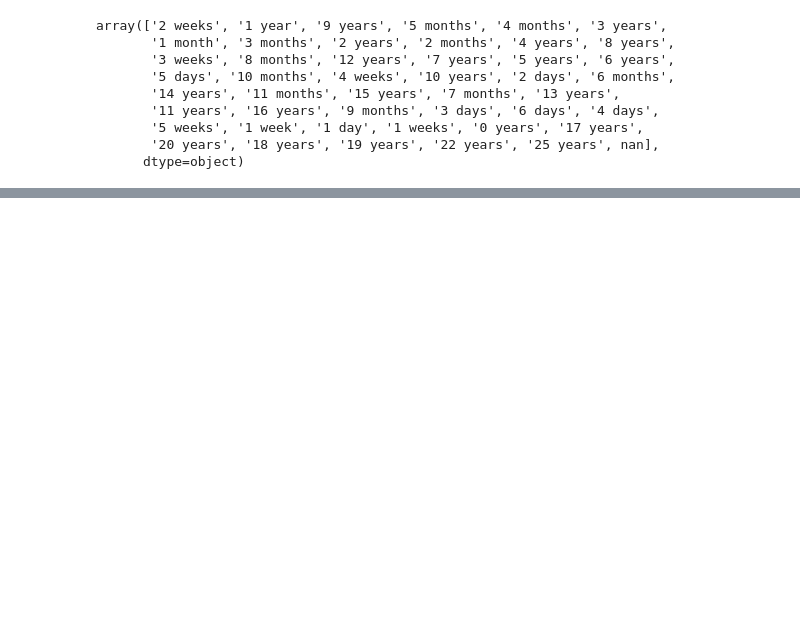
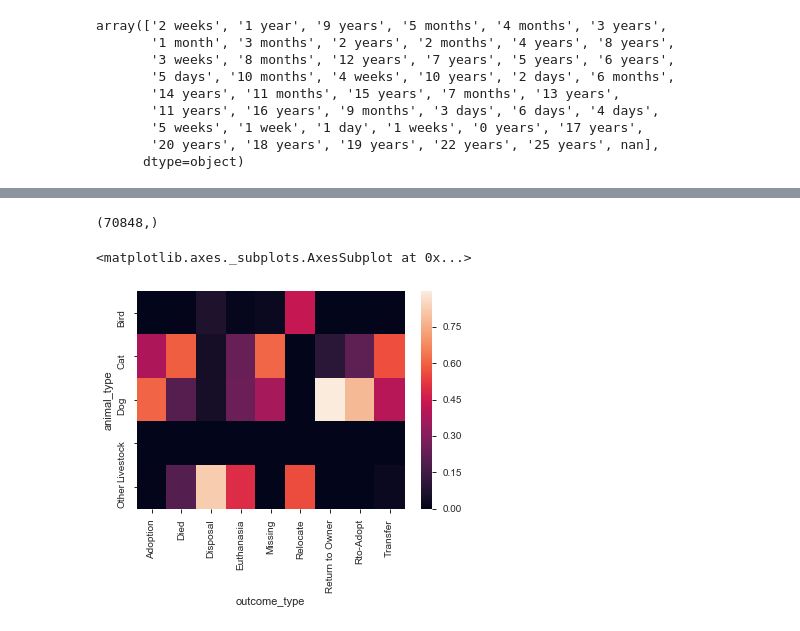
Before and after one commit to tadoran/netology_pyda, a Jupyter notebook: Дз 3.ipynb, the cells around one changed output, grey strips where cells are left out. Saved outputs shown, nothing was run; the diff lists cells and outputs as text; code cells hidden in the pictures; blank space fills up the shorter version.

```diff
--- a/Дз 3.ipynb
+++ b/Дз 3.ipynb
@@ -124,0 +127,22 @@ def age_to_days(age_str):
+# %%
+df.sex_upon_outcome.fillna("Unknown", inplace=True)
+# %%
+def get_castration_gender(sex_upon_outcome):
+    if sex_upon_outcome == 'Unknown':
+        return('Unknown','Unknown')
+    else:
+        splt = sex_upon_outcome.split(" ")
+        if splt[0] == "Spayed" or splt[0] == "Neutered":
+            castration = "Neutered"
+        else:
+            castration = "Intact"
+
+        if splt[1] == "Male":
+            gender = "Male"
+        else:
+            gender = "Female"
+
+        return (castration, gender)
+
+for sex_str in df.sex_upon_outcome.unique():
+    print(sex_str, get_castration_gender(sex_str))
@@ -124,0 +155,3 @@ def age_to_days(age_str):
+# %%
+split_gender = pd.DataFrame(df['sex_upon_outcome'].apply(get_castration_gender).values.tolist(), columns=["Castrated", "Gender"])
+df = df.join(split_gender)
@@ -124,0 +179,3 @@ def age_to_days(age_str):
+# %%
+columns_to_drop = ["age_upon_outcome","sex_upon_outcome"]
+df.drop(columns=columns_to_drop, inplace=True)
@@ -124,0 +184,11 @@ def age_to_days(age_str):
+# %%
+df.animal_id.unique().shape
+# %% [output]
+(70848,)
+# %%
+outcome_by_age = df.pivot_table(columns="outcome_type", index="animal_type", values="age_days",aggfunc="count",fill_value=0)
+outcome_by_age_pecent = outcome_by_age.apply(lambda x: x / sum(x), axis=0)
+sns.heatmap(data=outcome_by_age_pecent)
+# %% [output]
+<matplotlib.axes._subplots.AxesSubplot at 0x...>
+[figure, added]
```
Also changed, not shown: parts of 90 cells of this notebook.
